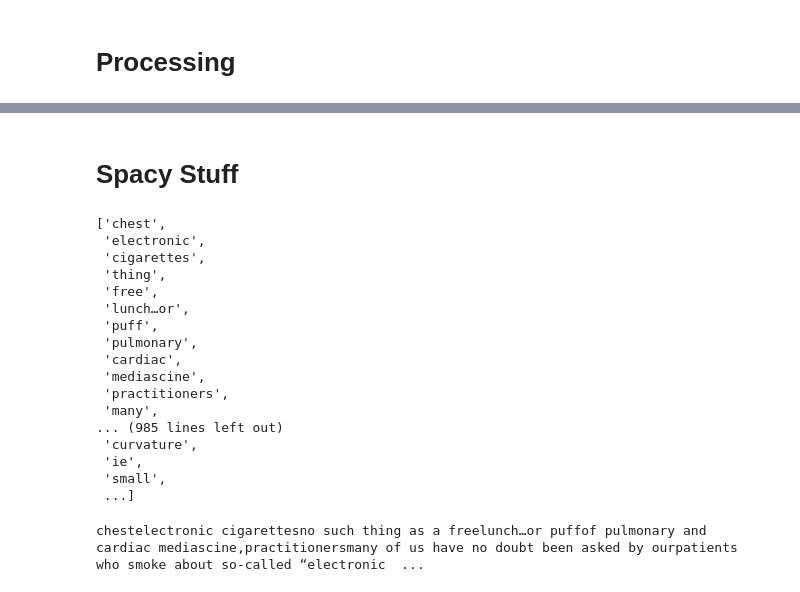
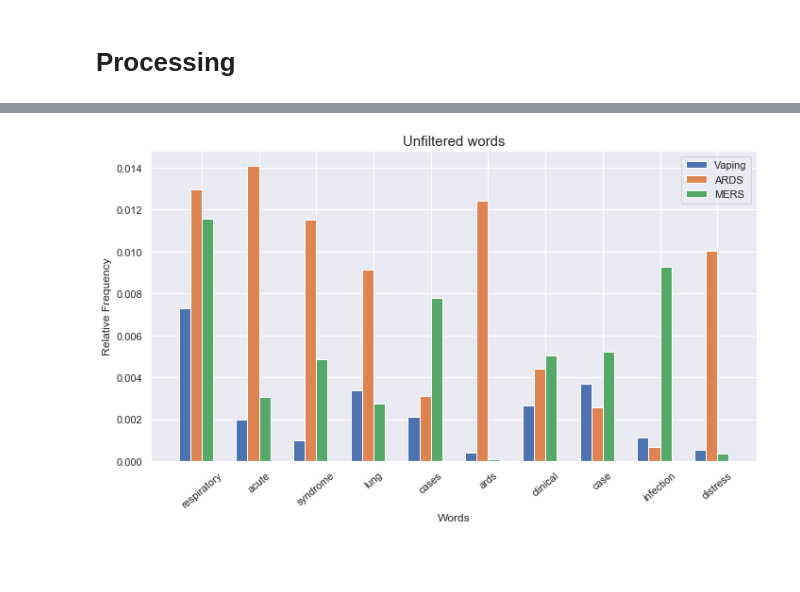
Before and after one commit to elnardu/stat490-meta-analysis, a Jupyter notebook: code/TextExtraction.ipynb, the cells around one changed output, grey strips where cells are left out. Drawn from its saved outputs; the diff is of its cells as text; code cells hidden in the pictures; blank space fills up the shorter version.

```diff
--- a/code/TextExtraction.ipynb
+++ b/code/TextExtraction.ipynb
@@ -135,5 +147,6 @@ for category in tokens_by_category:
 # %%
-for category in frequencies_by_category:
-    freq_dist_to_csv(frequencies_by_category[category], category)
+def dump_frequencies_by_category(frequencies_by_category, prefix):
+    for category in frequencies_by_category:
+        freq_dist_to_csv(frequencies_by_category[category], prefix + '_' + category)
 # %% [markdown]
 # Plots
@@ -191 +198,3 @@ total_df[total_df.word == "thc"]
+# %%
+pdfs_text = load_data()
 # %%
@@ -203,32 +214,2 @@ plt.tight_layout(pad=4)
 # %% [output]
 [figure]
-# %%
-def plot_bars(df):
-    fig, ax = plt.subplots(figsize=(10, 6))
-    width = 0.20
-    ind = np.arange(df.shape[0])
-
-    plt.bar(ind - width, df.vaping, width, label="Vaping")
-    plt.bar(ind, df.ards, width, label="ARDS")
-    plt.bar(ind + width, df.mers, width, label="MERS")
-
-    ax.set_xticks(ind + width / 2)
-
-    ax.set_xticklabels(df.word, rotation=40)
-#     labels = ax.set_xticklabels(df.word)
-#     for i, label in enumerate(labels):
-#         label.set_y(label.get_position()[1] - (i % 2) * 0.075)
-
-
-    ax.autoscale_view()
-    ax.legend()
-    ax.set_title("Selected Bigrams", fontdict={"fontsize": 15, "fontweight": 2})
-    ax.set_ylabel("Relative Frequency")
-    ax.set_xlabel("Words")
-    plt.tight_layout()
-
-
-
-# for i in range(6):
-#     plot_bars(total_df[i * 10:(i+1) * 10])
-#     plt.savefig(f'plots/selected_words_{i}.png', dpi=400)
@@ -289,2 +215,0 @@ pd.DataFrame(whitelist)
-# %% [markdown]
-# Spacy Stuff
@@ -294,24 +216,6 @@ doc = nlp(pdfs_text[('vaping', '2012_0.pdf')])
-# %%
-get_tokens_from_text(pdfs_text[('vaping', '2012_0.pdf')])
-# %% [output]
-['chest',
- 'electronic',
- 'cigarettes',
- 'thing',
- 'free',
- 'lunch…or',
- 'puff',
- 'pulmonary',
- 'cardiac',
- 'mediascine',
- 'practitioners',
- 'many',
-... (985 lines left out)
- 'curvature',
- 'ie',
- 'small',
- ...]
-# %%
-displacy.render(doc, style="ent")
-# %% [output]
-chestelectronic cigarettesno such thing as a freelunch…or puffof pulmonary and cardiac mediascine,practitionersmany of us have no doubt been asked by ourpatients who smoke about so-called “electronic  ...
+# %%
+frequencies_by_category = get_frequencies_by_category(pdfs_text)
+total_df = aggregate_data(frequencies_by_category, scale_by_category=True)
+plot_bars(total_df[:10], "Unfiltered words")
+# %% [output]
+[figure, added]
```
Also changed, not shown: parts of 30 cells of this notebook, 4 other files.
